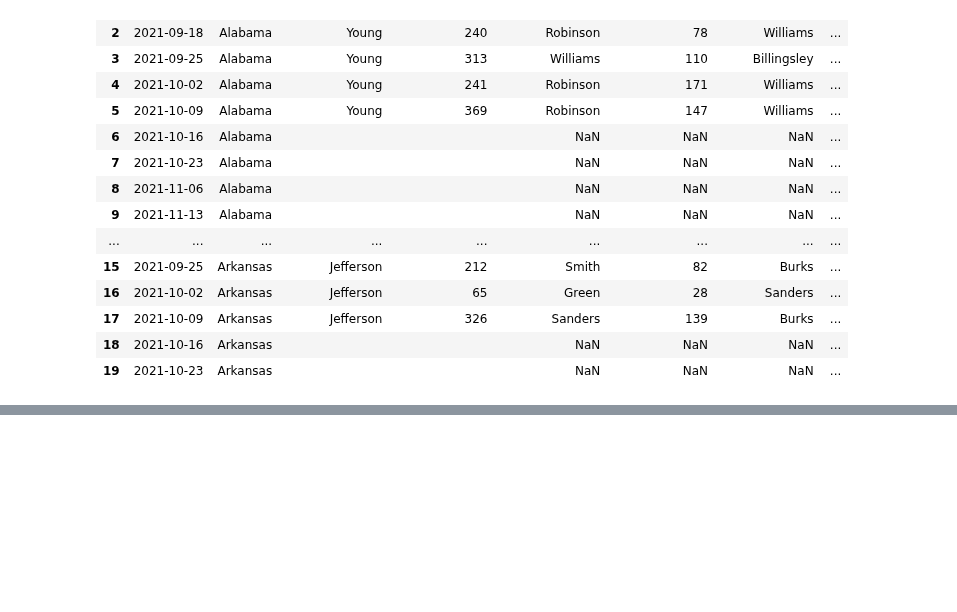
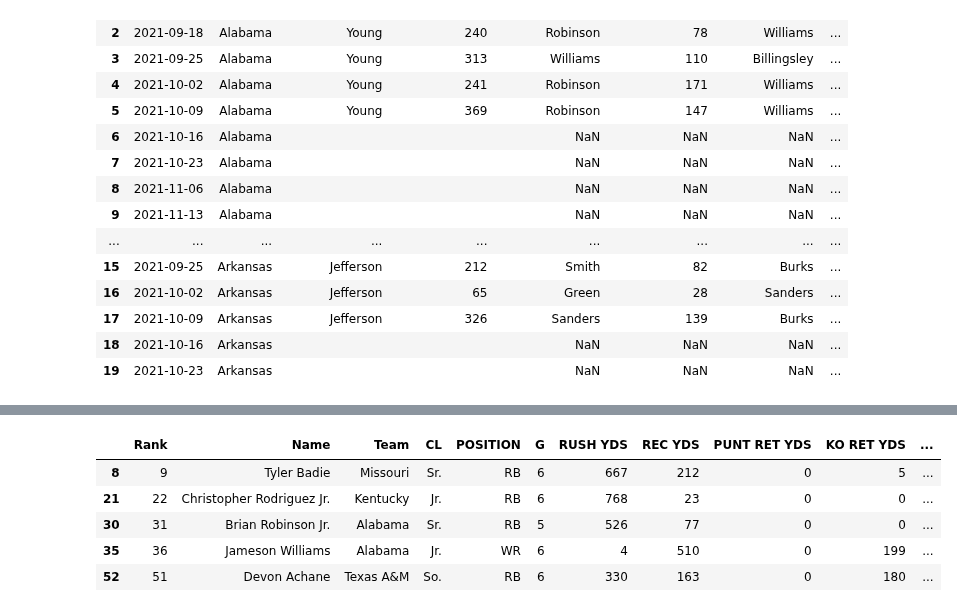
Before and after one commit to MarkClampitt/Springboard, a Jupyter notebook: Capstone2/DataWrangling.ipynb, the cells around one changed output, grey strips where cells are left out. Cells and saved outputs as stored; diff of their text form; code cells hidden in the pictures; blank space fills up the shorter version.

```diff
--- a/Capstone2/DataWrangling.ipynb
+++ b/Capstone2/DataWrangling.ipynb
@@ -738,0 +624,9 @@ df.head(20)
+# %%
+APYSEC.head()
+# %% [output]
+|  | Rank | Name | Team | CL | POSITION | G | RUSH YDS | REC YDS | PUNT RET YDS | KO RET YDS | ... |
+| 8 | 9 | Tyler Badie | Missouri | Sr. | RB | 6 | 667 | 212 | 0 | 5 | ... |
+| 21 | 22 | Christopher Rodriguez Jr. | Kentucky | Jr. | RB | 6 | 768 | 23 | 0 | 0 | ... |
+| 30 | 31 | Brian Robinson Jr. | Alabama | Sr. | RB | 5 | 526 | 77 | 0 | 0 | ... |
+| 35 | 36 | Jameson Williams | Alabama | Jr. | WR | 6 | 4 | 510 | 0 | 199 | ... |
+| 52 | 51 | Devon Achane | Texas A&M | So. | RB | 6 | 330 | 163 | 0 | 180 | ... |
```
Also changed, not shown: parts of 25 cells of this notebook.
